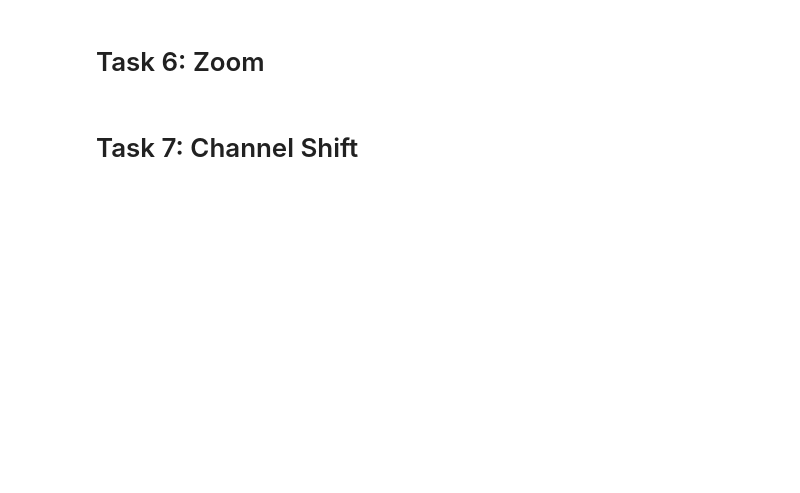
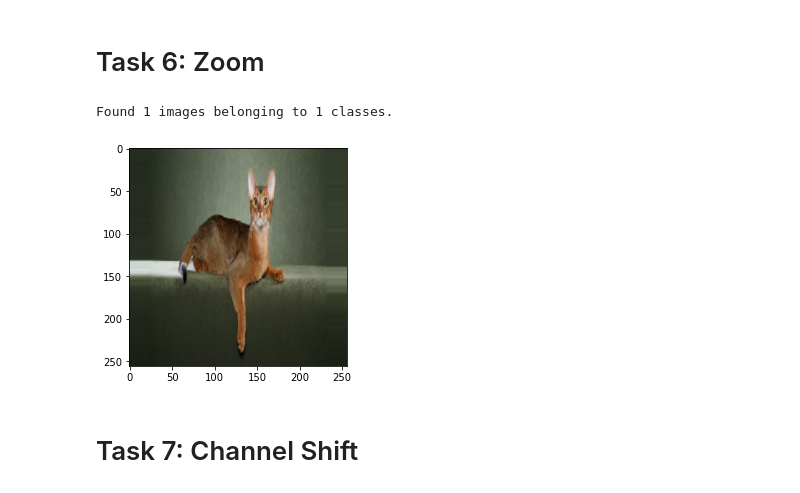
Before and after one commit to Surajv311/Image-data-Augumentation, a Jupyter notebook: Learner Notebook.ipynb, the cells around one changed output. Drawn from its saved outputs; the diff is of its cells as text; code cells hidden in the pictures; blank space fills up the shorter version.

```diff
--- a/Learner Notebook.ipynb
+++ b/Learner Notebook.ipynb
@@ -85,10 +86,15 @@ plt.imshow(x[0].astype('uint8'));
 # %%
 generator = tf.keras.preprocessing.image.ImageDataGenerator(
     # Your code here
+   # zoom_range = [0.5,1.5] # 1 is the default value
+    zoom_range = 0.5
 )
 
 x, y = next(generator.flow_from_directory('images', batch_size=1))
 plt.imshow(x[0].astype('uint8'));
+# %% [output]
+Found 1 images belonging to 1 classes.
+[figure, added]
 # %% [markdown]
 # Task 7: Channel Shift
 # %%
```
Also changed, not shown: parts of 15 cells of this notebook, 1 other file.
